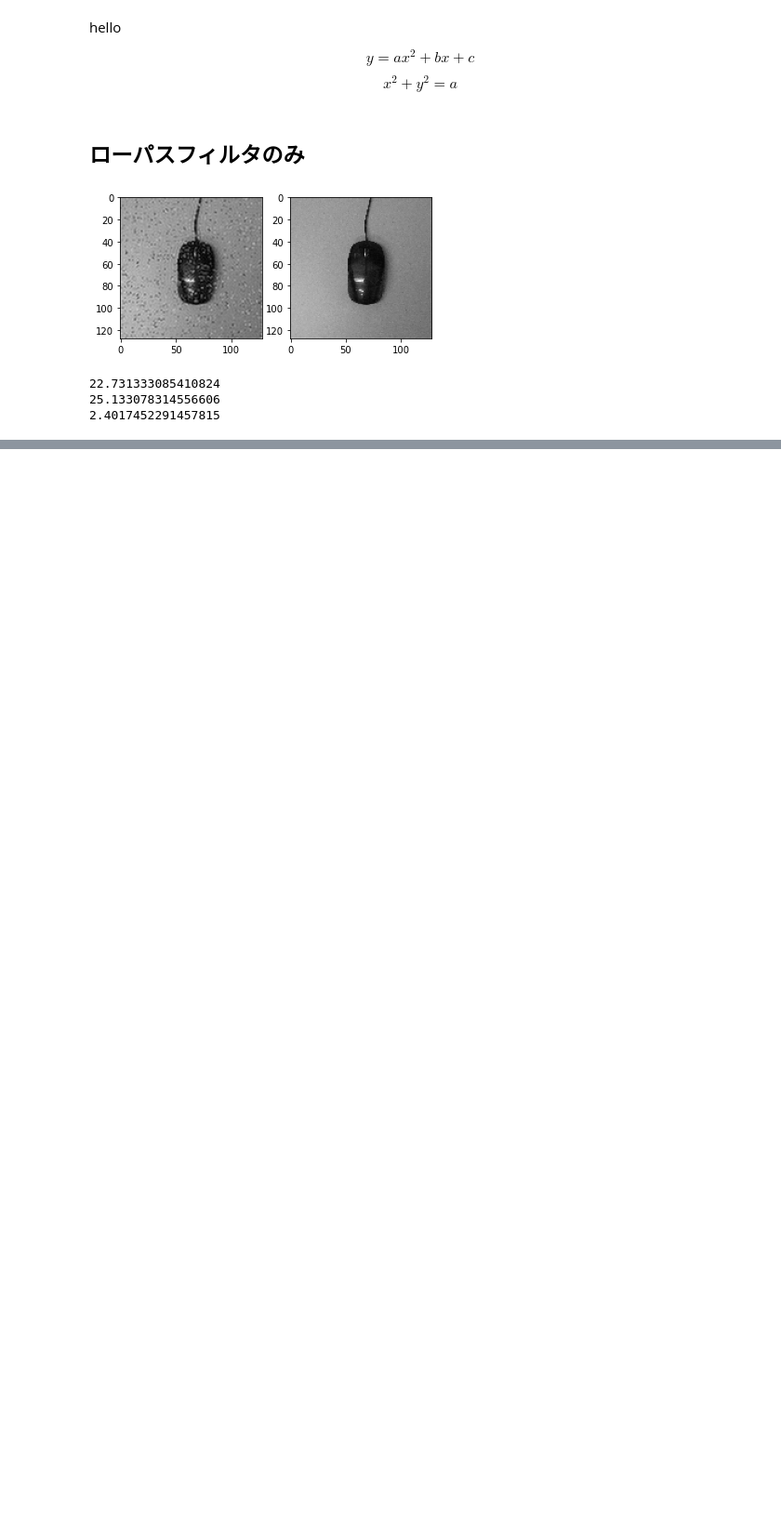
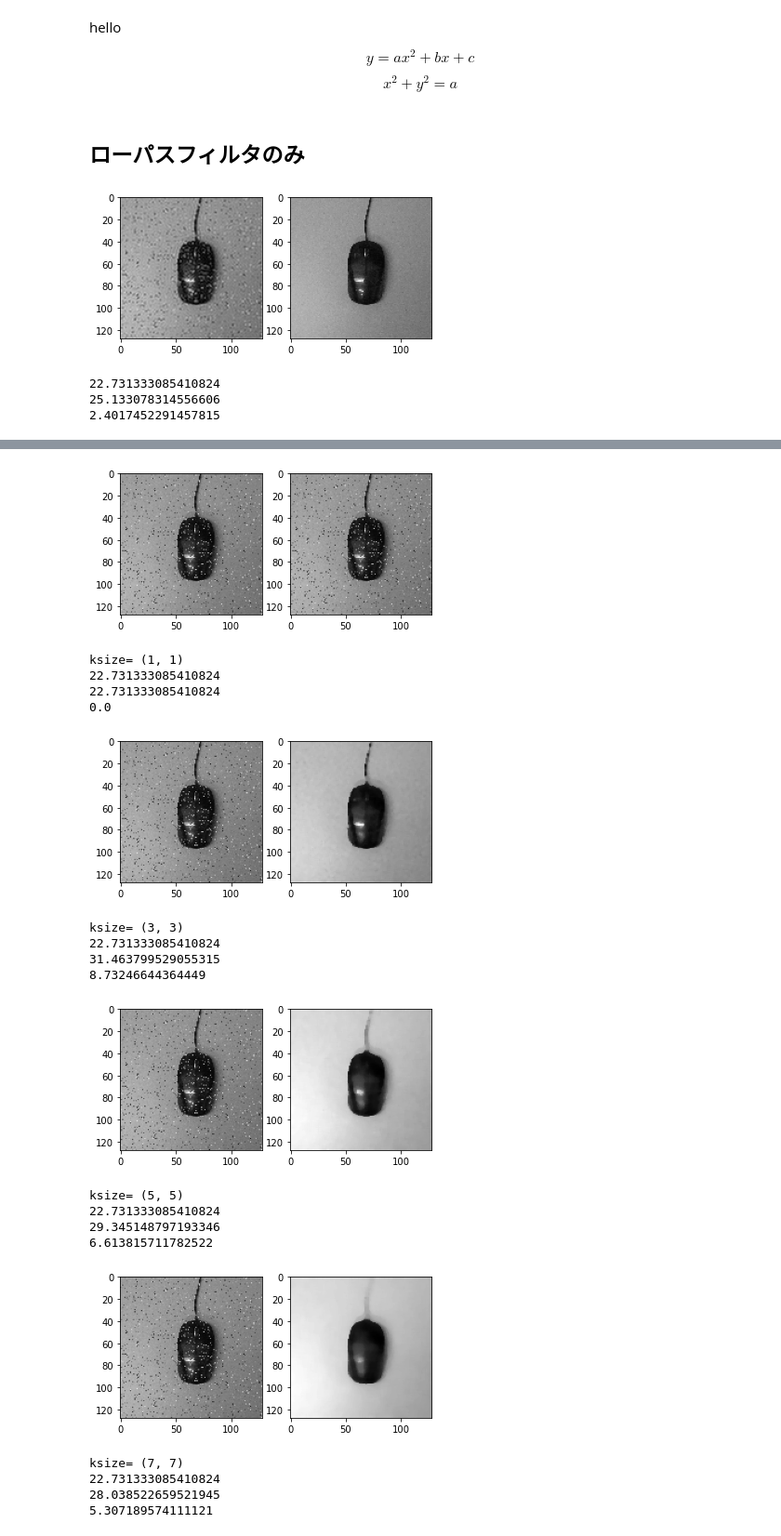
Before and after one commit to hal1127/engineering_design_ryukyu, a Jupyter notebook: main.ipynb, the cells around one changed output, grey strips where cells are left out. Shown at 93% size. Cells and saved outputs as stored; diff of their text form; code cells hidden in the pictures; blank space fills up the shorter version.

```diff
--- a/main.ipynb
+++ b/main.ipynb
@@ -62,0 +107,46 @@ print(imp_psnr-noise_psnr)
+# %%
+import cv2
+import matplotlib.pyplot as plt
+
+# load image (grayscale)
+# 入力画像を読み込み
+noise = cv2.imread("1121/mouse_noise.bmp", 0)
+org = cv2.imread("1121/mouse_original.bmp", 0)
+
+
+for i in range(1, 10, 2):
+  dst = cv2.medianBlur(noise, i)
+
+  # 画像をプロット
+  plt.subplot(121).imshow(noise, cmap="gray")
+  plt.subplot(122).imshow(dst, cmap="gray")
+  plt.show()
+
+  noise_psnr = cv2.PSNR(org, noise)
+  imp_psnr = cv2.PSNR(org, dst)
+
+  print("ksize=", (i, i))
+  print(noise_psnr)
+  print(imp_psnr)
+  print(imp_psnr-noise_psnr)
+# %% [output]
+[figure, added]
+ksize= (1, 1)
+22.731333085410824
+22.731333085410824
+0.0
+[figure, added]
+ksize= (3, 3)
+22.731333085410824
+31.463799529055315
+8.73246644364449
+[figure, added]
+ksize= (5, 5)
+22.731333085410824
+29.345148797193346
+6.613815711782522
+[figure, added]
+ksize= (7, 7)
+22.731333085410824
+28.038522659521945
+5.307189574111121
```
Also changed, not shown: parts of 5 cells of this notebook.
